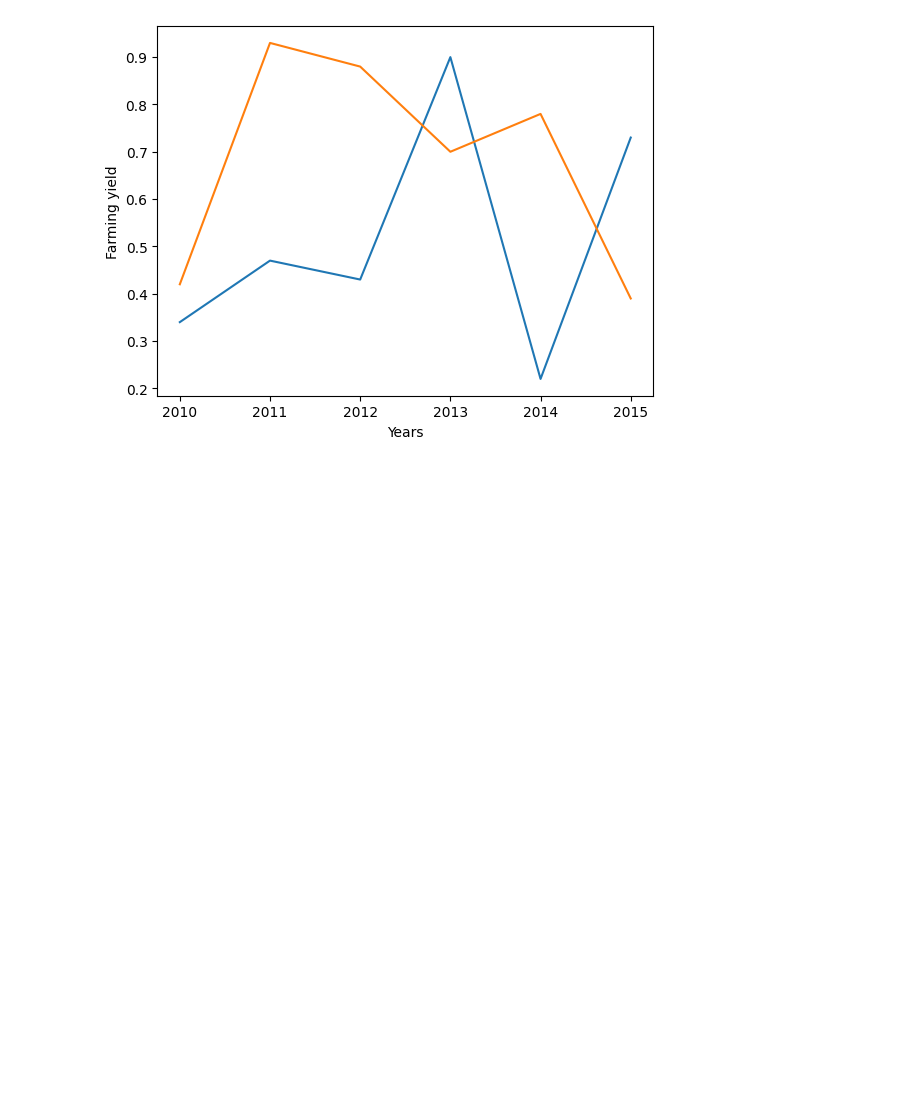
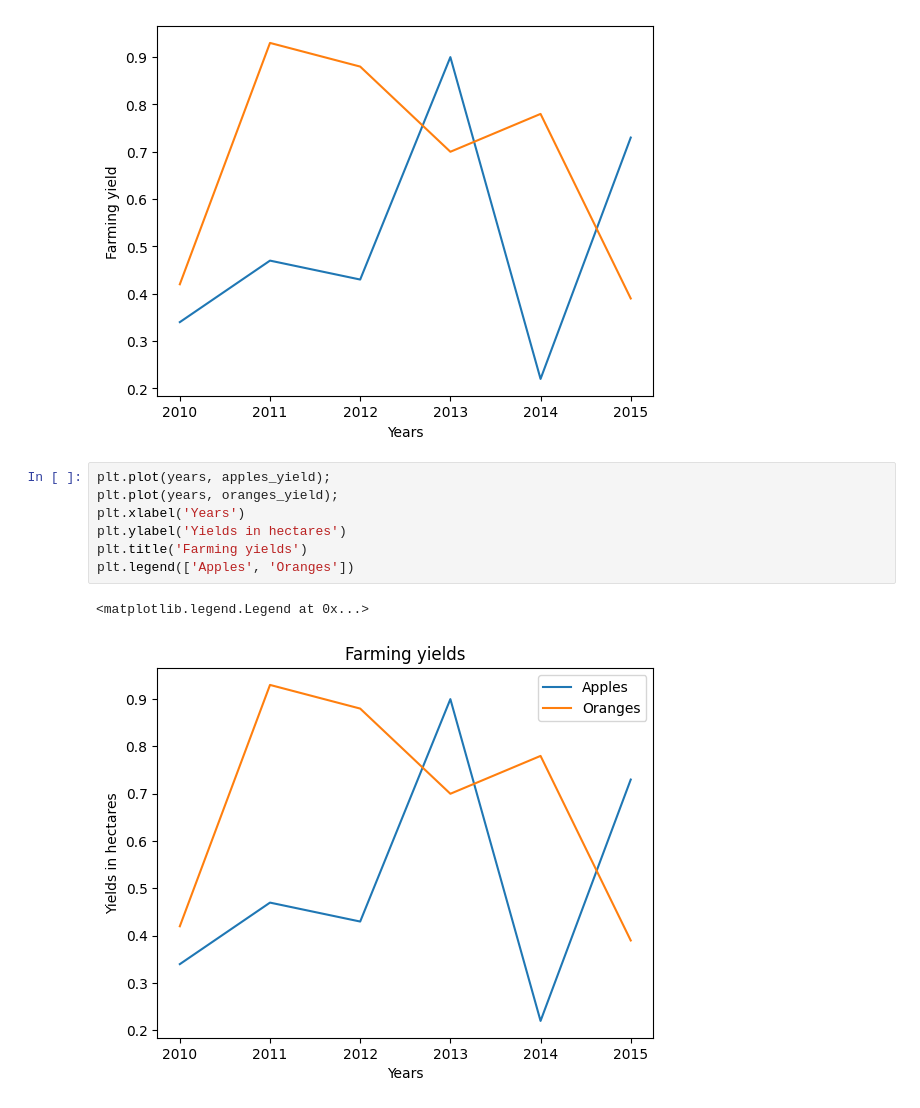
Before and after one commit to Lakshit-Chiranjiv/Python-Data-Analysis-Repo, a Jupyter notebook: Python Matplotlib-Seaborn.ipynb, the cells around one changed output. Drawn from its saved outputs; the diff is of its cells as text; blank space fills up the shorter version.

Commit message:
title nd legend

```diff
--- a/Python Matplotlib-Seaborn.ipynb
+++ b/Python Matplotlib-Seaborn.ipynb
@@ -48,3 +48,13 @@ plt.ylabel('Farming yield')
 # %% [output]
 Text(0, 0.5, 'Farming yield')
 [figure]
+# %%
+plt.plot(years, apples_yield);
+plt.plot(years, oranges_yield);
+plt.xlabel('Years')
+plt.ylabel('Yields in hectares')
+plt.title('Farming yields')
+plt.legend(['Apples', 'Oranges'])
+# %% [output]
+<matplotlib.legend.Legend at 0x...>
+[figure, added]
```
